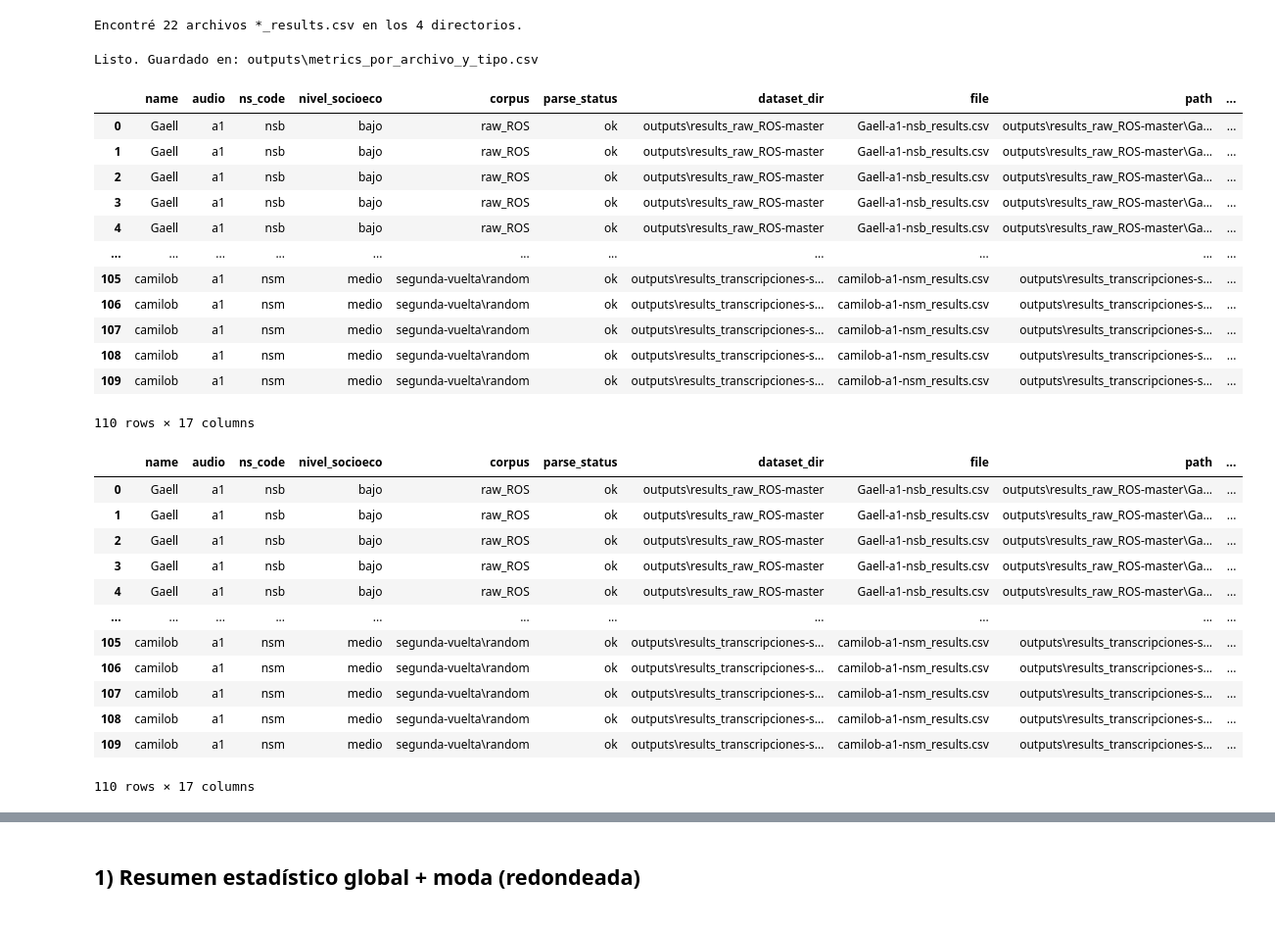
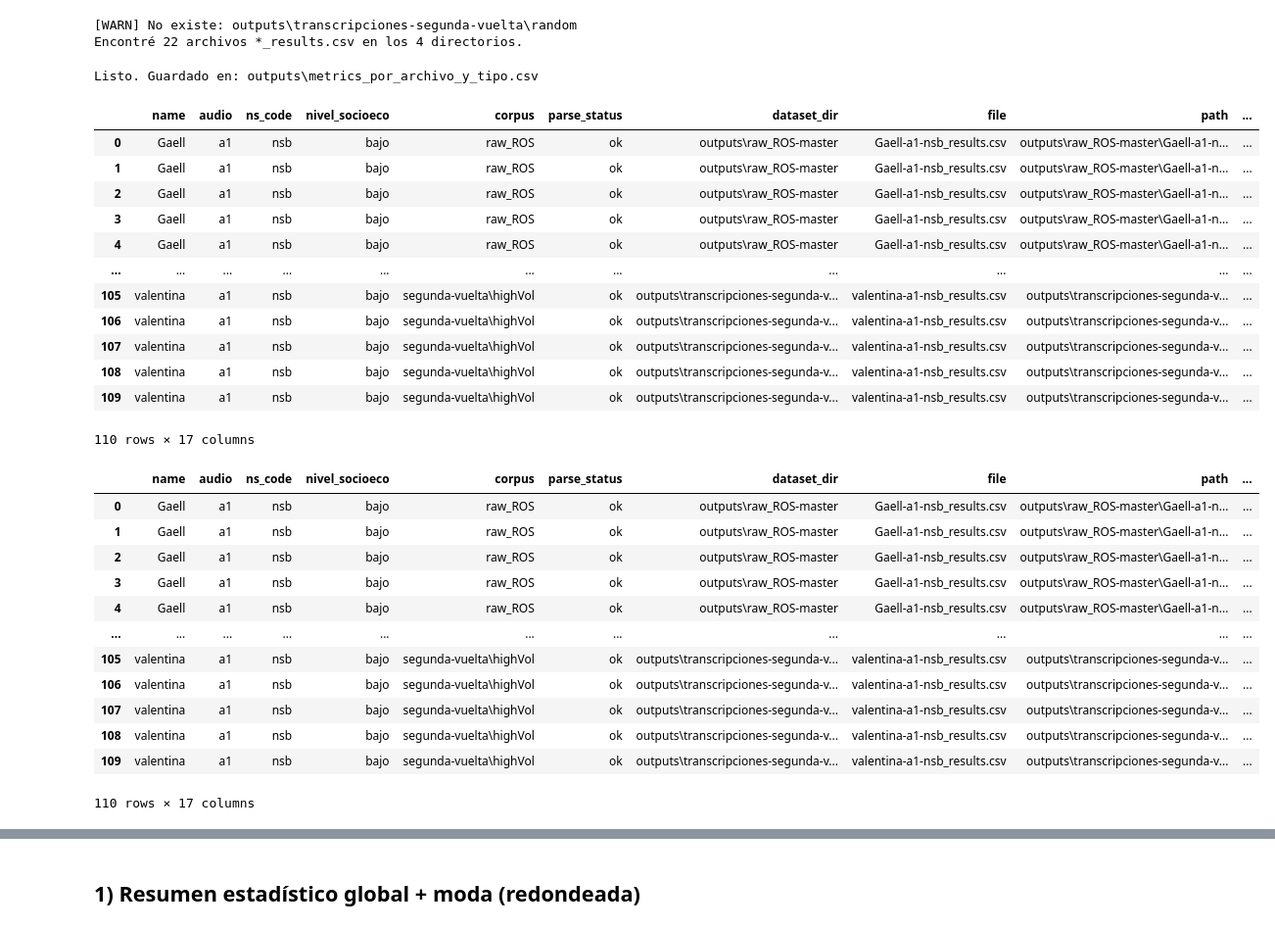
Before and after one commit to pabloamden/tesis_pablo, a Jupyter notebook: armar_tabla_metric_x_chico.ipynb, the cells around one changed output, grey strips where cells are left out. Shown at 98% size. Drawn from its saved outputs; the diff is of its cells as text; code cells hidden in the pictures.

Commit message:
Actualizo resultados sin archivos pesados

```diff
--- a/armar_tabla_metric_x_chico.ipynb
+++ b/armar_tabla_metric_x_chico.ipynb
@@ -17,18 +17,18 @@ from sklearn.metrics import precision_score, recall_score, f1_score
 # CONFIG
 # -----------------------
 BASE_DIRS = [
-    Path(r"outputs\results_raw_ROS_HV-master"),
-    Path(r"outputs\results_raw_ROS-master"),
-    Path(r"outputs\results_transcripciones-segunda-vuelta\highVol"),
-    Path(r"outputs\results_transcripciones-segunda-vuelta\random"),
+    Path(r"outputs\raw_ROS_HV-master"),
+    Path(r"outputs\raw_ROS-master"),
+    Path(r"outputs\transcripciones-segunda-vuelta\highVol"),
+    Path(r"outputs\transcripciones-segunda-vuelta\random"),
 ]
 
 # Mapeo directorio -> corpus (según tu definición)
 DIR_TO_CORPUS = {
-    Path(r"outputs\results_raw_ROS_HV-master").resolve(): "raw_ROS_HV",
-    Path(r"outputs\results_raw_ROS-master").resolve(): "raw_ROS",
-    Path(r"outputs\results_transcripciones-segunda-vuelta\highVol").resolve(): r"segunda-vuelta\highVol",
-    Path(r"outputs\results_transcripciones-segunda-vuelta\random").resolve(): r"segunda-vuelta\random",
+    Path(r"outputs\raw_ROS_HV-master").resolve(): "raw_ROS_HV",
+    Path(r"outputs\raw_ROS-master").resolve(): "raw_ROS",
+    Path(r"outputs\transcripciones-segunda-vuelta\highVol").resolve(): r"segunda-vuelta\highVol",
+    Path(r"outputs\transcripciones-segunda-vuelta\random").resolve(): r"segunda-vuelta\random",
 }
 
 TYPES = ["KCHI", "OCH", "FEM", "MAL", "SIL"]
@@ -146,59 +146,60 @@ for csv_path in tqdm(csv_files, desc="Procesando archivos"):
             "ns_code": ns_code,
             "nivel_socioeco": nivel_socioeco,
             "corpus": corpus,                          # <-- NUEVO
             "parse_status": parse_status,
             "dataset_dir": str(csv_path.parent),
             "file": csv_path.name,
             "path": str(csv_path),
             "Tipo": None,
             "Precisión": None,
             "Recall": None,
             "F1-score": None,
             "support_true": None,
             "support_pred": None,
             "n": None,
             "status": f"error: {repr(e)}"
         }]))
 
 df_metrics_all = pd.concat(all_rows, ignore_index=True)
 df_metrics_all = df_metrics_all.sort_values(["corpus", "name", "audio", "ns_code", "Tipo"], na_position="last").reset_index(drop=True)
 
 out_path = Path("outputs") / "metrics_por_archivo_y_tipo.csv"
 out_path.parent.mkdir(parents=True, exist_ok=True)
 df_metrics_all.to_csv(out_path, index=False)
 
 print(f"\nListo. Guardado en: {out_path}")
 df_metrics_all
 # %% [output]
+[WARN] No existe: outputs\transcripciones-segunda-vuelta\random
 Encontré 22 archivos *_results.csv en los 4 directorios.
 Listo. Guardado en: outputs\metrics_por_archivo_y_tipo.csv
 |  | name | audio | ns_code | nivel_socioeco | corpus | parse_status | dataset_dir | file | path | ... |
-| 0 | Gaell | a1 | nsb | bajo | raw_ROS | ok | outputs\results_raw_ROS-master | Gaell-a1-nsb_results.csv | outputs\results_raw_ROS-master\Ga... | ... |
-| 1 | Gaell | a1 | nsb | bajo | raw_ROS | ok | outputs\results_raw_ROS-master | Gaell-a1-nsb_results.csv | outputs\results_raw_ROS-master\Ga... | ... |
-| 2 | Gaell | a1 | nsb | bajo | raw_ROS | ok | outputs\results_raw_ROS-master | Gaell-a1-nsb_results.csv | outputs\results_raw_ROS-master\Ga... | ... |
-| 3 | Gaell | a1 | nsb | bajo | raw_ROS | ok | outputs\results_raw_ROS-master | Gaell-a1-nsb_results.csv | outputs\results_raw_ROS-master\Ga... | ... |
-| 4 | Gaell | a1 | nsb | bajo | raw_ROS | ok | outputs\results_raw_ROS-master | Gaell-a1-nsb_results.csv | outputs\results_raw_ROS-master\Ga... | ... |
+| 0 | Gaell | a1 | nsb | bajo | raw_ROS | ok | outputs\raw_ROS-master | Gaell-a1-nsb_results.csv | outputs\raw_ROS-master\Gaell-a1-n... | ... |
+| 1 | Gaell | a1 | nsb | bajo | raw_ROS | ok | outputs\raw_ROS-master | Gaell-a1-nsb_results.csv | outputs\raw_ROS-master\Gaell-a1-n... | ... |
+| 2 | Gaell | a1 | nsb | bajo | raw_ROS | ok | outputs\raw_ROS-master | Gaell-a1-nsb_results.csv | outputs\raw_ROS-master\Gaell-a1-n... | ... |
+| 3 | Gaell | a1 | nsb | bajo | raw_ROS | ok | outputs\raw_ROS-master | Gaell-a1-nsb_results.csv | outputs\raw_ROS-master\Gaell-a1-n... | ... |
+| 4 | Gaell | a1 | nsb | bajo | raw_ROS | ok | outputs\raw_ROS-master | Gaell-a1-nsb_results.csv | outputs\raw_ROS-master\Gaell-a1-n... | ... |
 | ... | ... | ... | ... | ... | ... | ... | ... | ... | ... | ... |
-| 105 | camilob | a1 | nsm | medio | segunda-vuelta\random | ok | outputs\results_transcripciones-s... | camilob-a1-nsm_results.csv | outputs\results_transcripciones-s... | ... |
-| 106 | camilob | a1 | nsm | medio | segunda-vuelta\random | ok | outputs\results_transcripciones-s... | camilob-a1-nsm_results.csv | outputs\results_transcripciones-s... | ... |
-| 107 | camilob | a1 | nsm | medio | segunda-vuelta\random | ok | outputs\results_transcripciones-s... | camilob-a1-nsm_results.csv | outputs\results_transcripciones-s... | ... |
-| 108 | camilob | a1 | nsm | medio | segunda-vuelta\random | ok | outputs\results_transcripciones-s... | camilob-a1-nsm_results.csv | outputs\results_transcripciones-s... | ... |
-| 109 | camilob | a1 | nsm | medio | segunda-vuelta\random | ok | outputs\results_transcripciones-s... | camilob-a1-nsm_results.csv | outputs\results_transcripciones-s... | ... |
+| 105 | valentina | a1 | nsb | bajo | segunda-vuelta\highVol | ok | outputs\transcripciones-segunda-v... | valentina-a1-nsb_results.csv | outputs\transcripciones-segunda-v... | ... |
+| 106 | valentina | a1 | nsb | bajo | segunda-vuelta\highVol | ok | outputs\transcripciones-segunda-v... | valentina-a1-nsb_results.csv | outputs\transcripciones-segunda-v... | ... |
+| 107 | valentina | a1 | nsb | bajo | segunda-vuelta\highVol | ok | outputs\transcripciones-segunda-v... | valentina-a1-nsb_results.csv | outputs\transcripciones-segunda-v... | ... |
+| 108 | valentina | a1 | nsb | bajo | segunda-vuelta\highVol | ok | outputs\transcripciones-segunda-v... | valentina-a1-nsb_results.csv | outputs\transcripciones-segunda-v... | ... |
+| 109 | valentina | a1 | nsb | bajo | segunda-vuelta\highVol | ok | outputs\transcripciones-segunda-v... | valentina-a1-nsb_results.csv | outputs\transcripciones-segunda-v... | ... |
 110 rows × 17 columns
 # %%
 df_metrics_all
 # %% [output]
 |  | name | audio | ns_code | nivel_socioeco | corpus | parse_status | dataset_dir | file | path | ... |
-| 0 | Gaell | a1 | nsb | bajo | raw_ROS | ok | outputs\results_raw_ROS-master | Gaell-a1-nsb_results.csv | outputs\results_raw_ROS-master\Ga... | ... |
-| 1 | Gaell | a1 | nsb | bajo | raw_ROS | ok | outputs\results_raw_ROS-master | Gaell-a1-nsb_results.csv | outputs\results_raw_ROS-master\Ga... | ... |
-| 2 | Gaell | a1 | nsb | bajo | raw_ROS | ok | outputs\results_raw_ROS-master | Gaell-a1-nsb_results.csv | outputs\results_raw_ROS-master\Ga... | ... |
-| 3 | Gaell | a1 | nsb | bajo | raw_ROS | ok | outputs\results_raw_ROS-master | Gaell-a1-nsb_results.csv | outputs\results_raw_ROS-master\Ga... | ... |
-| 4 | Gaell | a1 | nsb | bajo | raw_ROS | ok | outputs\results_raw_ROS-master | Gaell-a1-nsb_results.csv | outputs\results_raw_ROS-master\Ga... | ... |
+| 0 | Gaell | a1 | nsb | bajo | raw_ROS | ok | outputs\raw_ROS-master | Gaell-a1-nsb_results.csv | outputs\raw_ROS-master\Gaell-a1-n... | ... |
+| 1 | Gaell | a1 | nsb | bajo | raw_ROS | ok | outputs\raw_ROS-master | Gaell-a1-nsb_results.csv | outputs\raw_ROS-master\Gaell-a1-n... | ... |
+| 2 | Gaell | a1 | nsb | bajo | raw_ROS | ok | outputs\raw_ROS-master | Gaell-a1-nsb_results.csv | outputs\raw_ROS-master\Gaell-a1-n... | ... |
+| 3 | Gaell | a1 | nsb | bajo | raw_ROS | ok | outputs\raw_ROS-master | Gaell-a1-nsb_results.csv | outputs\raw_ROS-master\Gaell-a1-n... | ... |
+| 4 | Gaell | a1 | nsb | bajo | raw_ROS | ok | outputs\raw_ROS-master | Gaell-a1-nsb_results.csv | outputs\raw_ROS-master\Gaell-a1-n... | ... |
 | ... | ... | ... | ... | ... | ... | ... | ... | ... | ... | ... |
-| 105 | camilob | a1 | nsm | medio | segunda-vuelta\random | ok | outputs\results_transcripciones-s... | camilob-a1-nsm_results.csv | outputs\results_transcripciones-s... | ... |
-| 106 | camilob | a1 | nsm | medio | segunda-vuelta\random | ok | outputs\results_transcripciones-s... | camilob-a1-nsm_results.csv | outputs\results_transcripciones-s... | ... |
-| 107 | camilob | a1 | nsm | medio | segunda-vuelta\random | ok | outputs\results_transcripciones-s... | camilob-a1-nsm_results.csv | outputs\results_transcripciones-s... | ... |
-| 108 | camilob | a1 | nsm | medio | segunda-vuelta\random | ok | outputs\results_transcripciones-s... | camilob-a1-nsm_results.csv | outputs\results_transcripciones-s... | ... |
-| 109 | camilob | a1 | nsm | medio | segunda-vuelta\random | ok | outputs\results_transcripciones-s... | camilob-a1-nsm_results.csv | outputs\results_transcripciones-s... | ... |
+| 105 | valentina | a1 | nsb | bajo | segunda-vuelta\highVol | ok | outputs\transcripciones-segunda-v... | valentina-a1-nsb_results.csv | outputs\transcripciones-segunda-v... | ... |
+| 106 | valentina | a1 | nsb | bajo | segunda-vuelta\highVol | ok | outputs\transcripciones-segunda-v... | valentina-a1-nsb_results.csv | outputs\transcripciones-segunda-v... | ... |
+| 107 | valentina | a1 | nsb | bajo | segunda-vuelta\highVol | ok | outputs\transcripciones-segunda-v... | valentina-a1-nsb_results.csv | outputs\transcripciones-segunda-v... | ... |
+| 108 | valentina | a1 | nsb | bajo | segunda-vuelta\highVol | ok | outputs\transcripciones-segunda-v... | valentina-a1-nsb_results.csv | outputs\transcripciones-segunda-v... | ... |
+| 109 | valentina | a1 | nsb | bajo | segunda-vuelta\highVol | ok | outputs\transcripciones-segunda-v... | valentina-a1-nsb_results.csv | outputs\transcripciones-segunda-v... | ... |
 110 rows × 17 columns
 # %%
```
Also changed, not shown: parts of 2 cells of this notebook, 59 other files.
